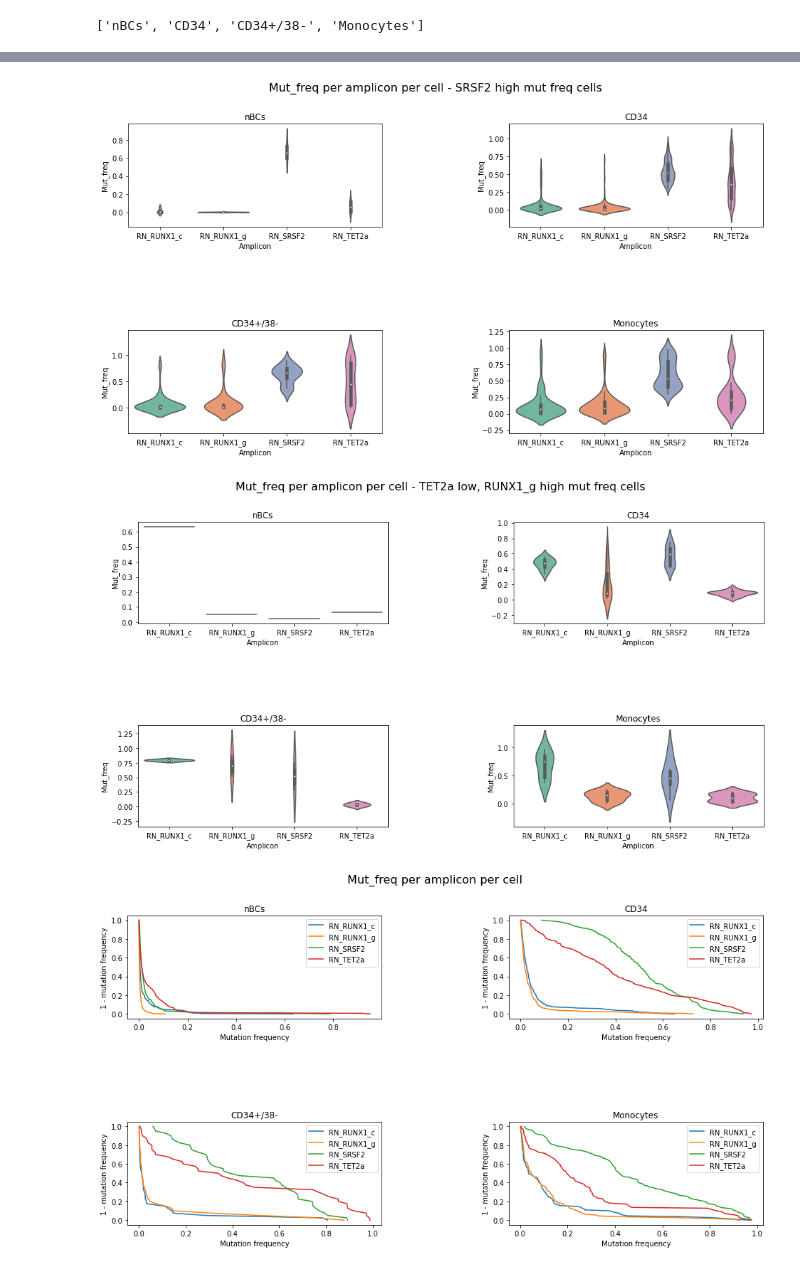
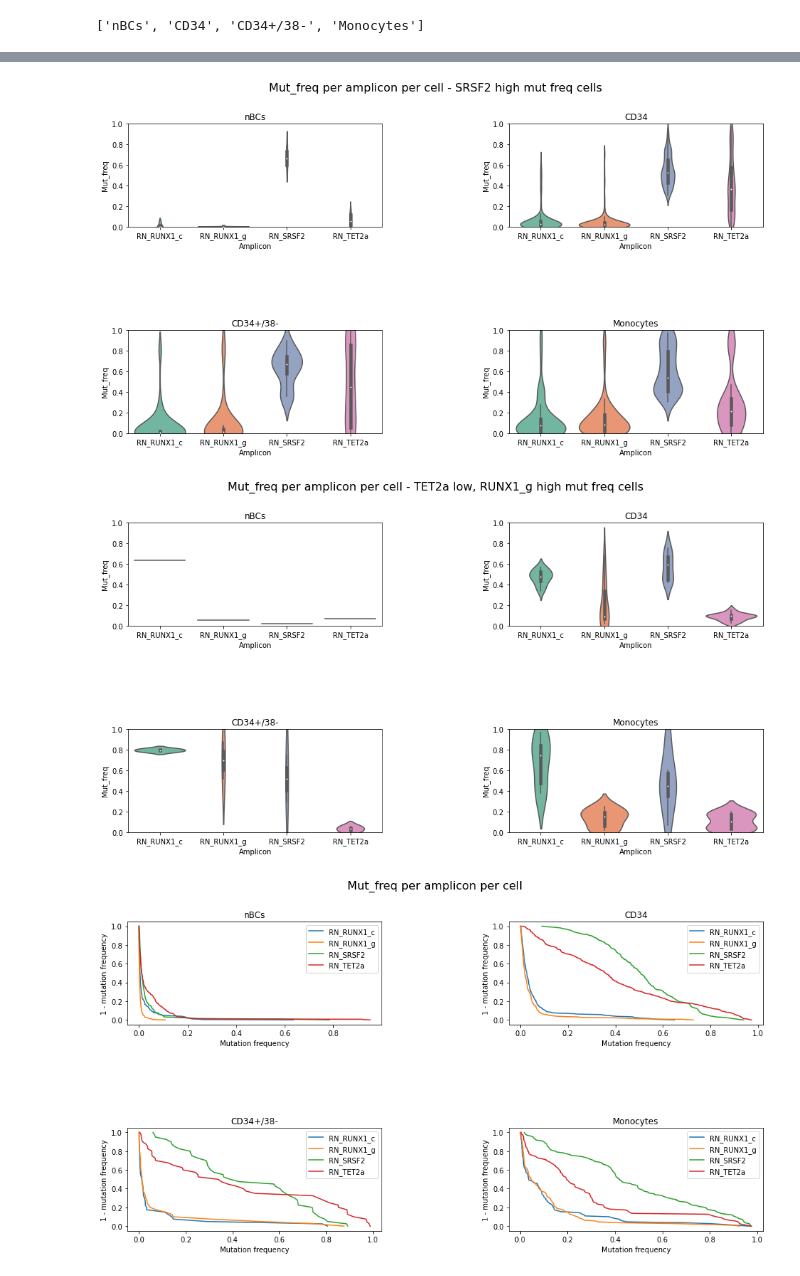
Before and after one commit to AnnatinaSchnegg/AS_amplicons, a Jupyter notebook: Code/Read and amplicon summaries.ipynb, the cells around one changed output, grey strips where cells are left out. Cells and saved outputs as stored; diff of their text form; code cells hidden in the pictures.

```diff
--- a/Code/Read and amplicon summaries.ipynb
+++ b/Code/Read and amplicon summaries.ipynb
@@ -412,6 +412,7 @@ for cell in celltypes:
     count = count + 1
     ax[count] = sns.violinplot(x='Amplicon', y='Mut_freq', data=test5.loc[test5['Cell_type'].isin([cell])], ax = ax[count], palette = 'Set2')
     ax[count].set_title(str(cell))
+    ax[count].set_ylim(0,1)
 
 fig.suptitle('Mut_freq per amplicon per cell', fontsize=16)
 fig.savefig('../Results/Geno_counts/All_mut_freq_per_amplicon.png',dpi=600)
@@ -455,6 +456,7 @@ for cell in celltypes:
     count = count + 1
     ax[count] = sns.violinplot(x='Amplicon', y='Mut_freq', data=test5[test5['Plate_Well'].isin(TET2a_high)].loc[test5['Cell_type'].isin([cell])], ax = ax[count], palette = 'Set2')
     ax[count].set_title(str(cell))
+    ax[count].set_ylim(0,1)
 
 fig.suptitle('Mut_freq per amplicon per cell - TET2a high mut freq cells', fontsize=16)
 fig.savefig('../Results/Geno_counts/TET2a_high_mut_freq_per_amplicon.png',dpi=600)
@@ -474,6 +476,7 @@ for cell in celltypes:
     count = count + 1
     ax[count] = sns.violinplot(x='Amplicon', y='Mut_freq', data=test5[test5['Plate_Well'].isin(RUNX1_c_high)].loc[test5['Cell_type'].isin([cell])], ax = ax[count], palette = 'Set2')
     ax[count].set_title(str(cell))
+    ax[count].set_ylim(0,1)
 
 fig.suptitle('Mut_freq per amplicon per cell - RUNX1_c high mut freq cells', fontsize=16)
 fig.savefig('../Results/Geno_counts/RUNX1_c_high_mut_freq_per_amplicon.png',dpi=600)
@@ -493,31 +496,33 @@ for cell in celltypes:
     count = count + 1
     ax[count] = sns.violinplot(x='Amplicon', y='Mut_freq', data=test5[test5['Plate_Well'].isin(SRSF2_high)].loc[test5['Cell_type'].isin([cell])], ax = ax[count], palette = 'Set2')
     ax[count].set_title(str(cell))
+    ax[count].set_ylim(0,1)
 
 fig.suptitle('Mut_freq per amplicon per cell - SRSF2 high mut freq cells', fontsize=16)
 fig.savefig('../Results/Geno_counts/SRSF2_high_mut_freq_per_amplicon.png',dpi=600)
 
 #plt.close() #Plot just goes to file and isn't displayed
 # %% [output]
-[figure, old version]
+[figure, new version]
 # %%
 #Plot wells by cell type, TET2a low and RUNX1_c high cells only
 fig, ax = plt.subplots(2,2, figsize = (16, 8))
 fig.subplots_adjust(hspace = 1, wspace=.5)
 ax = ax.ravel()
 
 count = -1
 
 for cell in celltypes:
     count = count + 1
     ax[count] = sns.violinplot(x='Amplicon', y='Mut_freq', data=test5[test5['Plate_Well'].isin(TET2a_h_RUNX1_c_l)].loc[test5['Cell_type'].isin([cell])], ax = ax[count], palette = 'Set2')
     ax[count].set_title(str(cell))
+    ax[count].set_ylim(0,1)
 
 fig.suptitle('Mut_freq per amplicon per cell - TET2a low, RUNX1_g high mut freq cells', fontsize=16)
 fig.savefig('../Results/Geno_counts/T2_h_R1_l_mut_freq_per_amplicon.png',dpi=600)
 
 #plt.close() #Plot just goes to file and isn't displayed
 # %% [output]
-[figure, old version]
+[figure, new version]
 # %%
 #Fabio suggested trying cumulative plots
```
Also changed, not shown: parts of 23 cells of this notebook, 6 other files.
